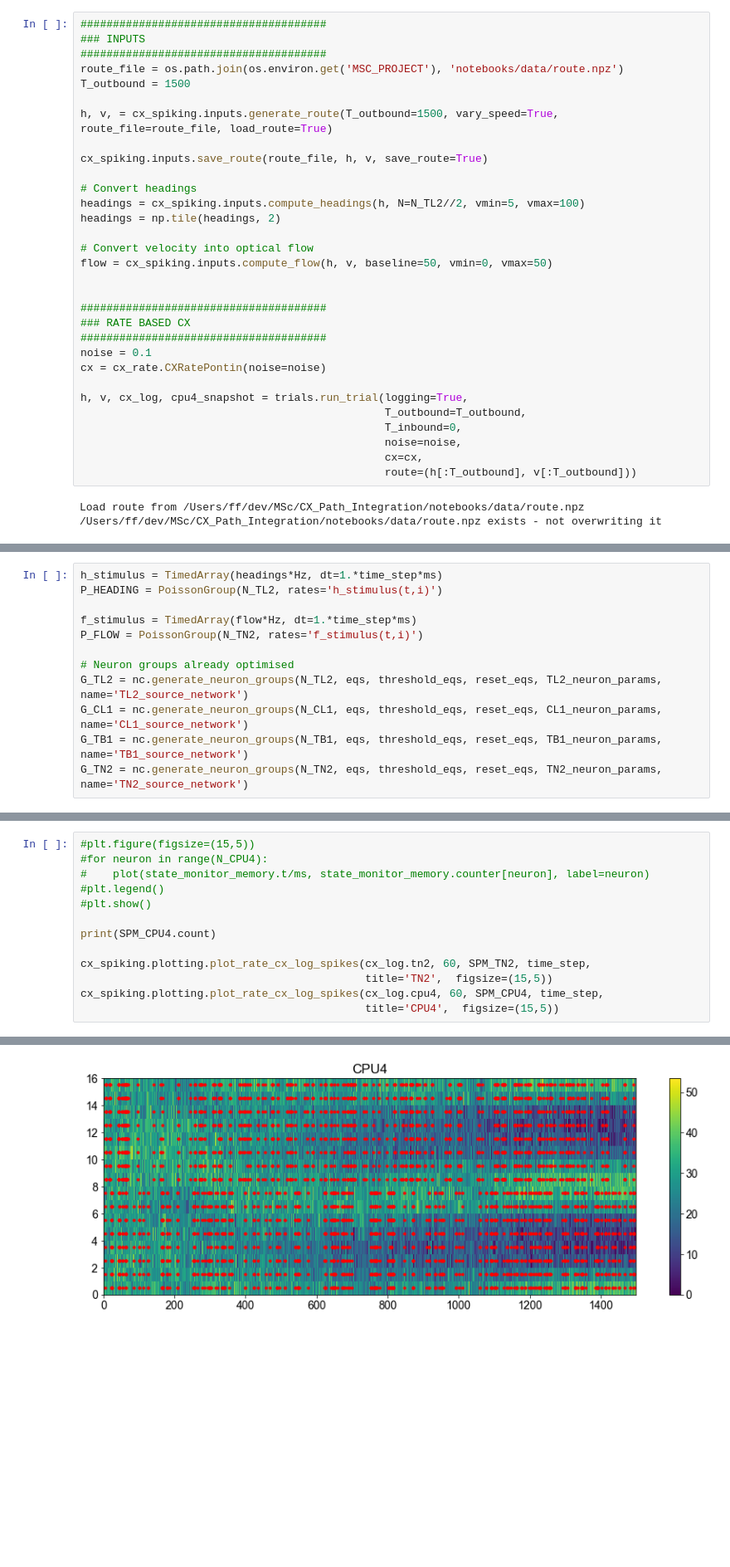
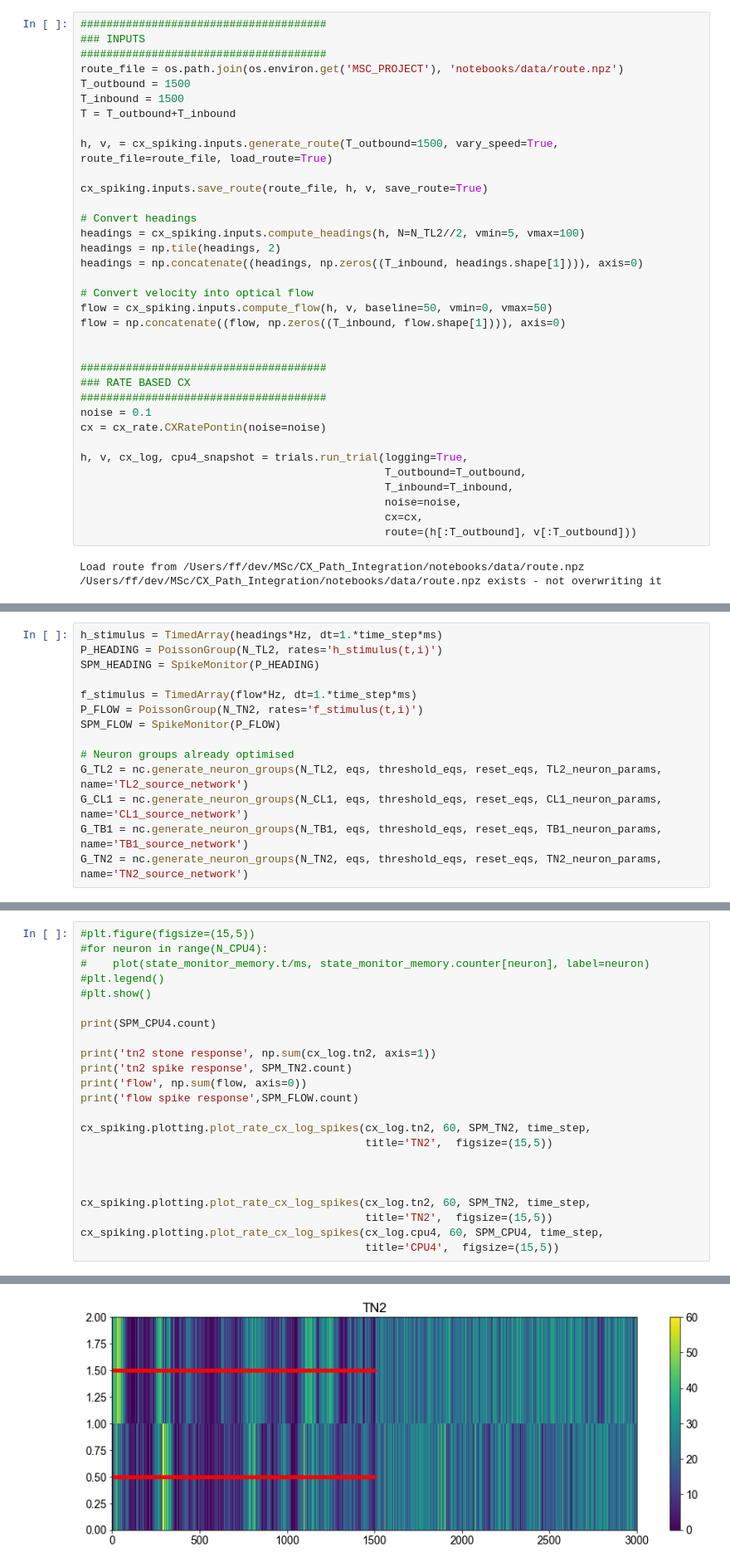
Before and after one commit to filippoferrari/CX_Path_Integration, a Jupyter notebook: notebooks/cpu4_analysis.ipynb, the cells around one changed output, grey strips where cells are left out. Shown at 83% size. Cells and saved outputs as stored; diff of their text form; blank space fills up the shorter version.

```diff
--- a/notebooks/cpu4_analysis.ipynb
+++ b/notebooks/cpu4_analysis.ipynb
@@ -30,6 +30,8 @@ import cx_spiking.optimisation.ng_optimiser as ng_optimiser
 ######################################
 route_file = os.path.join(os.environ.get('MSC_PROJECT'), 'notebooks/data/route.npz')
 T_outbound = 1500
+T_inbound = 1500
+T = T_outbound+T_inbound
 
 h, v, = cx_spiking.inputs.generate_route(T_outbound=1500, vary_speed=True, route_file=route_file, load_route=True)
 
@@ -38,9 +40,11 @@ cx_spiking.inputs.save_route(route_file, h, v, save_route=True)
 # Convert headings
 headings = cx_spiking.inputs.compute_headings(h, N=N_TL2//2, vmin=5, vmax=100)
 headings = np.tile(headings, 2)
+headings = np.concatenate((headings, np.zeros((T_inbound, headings.shape[1]))), axis=0)
 
 # Convert velocity into optical flow
 flow = cx_spiking.inputs.compute_flow(h, v, baseline=50, vmin=0, vmax=50)
+flow = np.concatenate((flow, np.zeros((T_inbound, flow.shape[1]))), axis=0)
 
 
 ######################################
@@ -51,7 +55,7 @@ cx = cx_rate.CXRatePontin(noise=noise)
 
 h, v, cx_log, cpu4_snapshot = trials.run_trial(logging=True,
                                                T_outbound=T_outbound,
-                                               T_inbound=0,
+                                               T_inbound=T_inbound,
                                                noise=noise,
                                                cx=cx,
                                                route=(h[:T_outbound], v[:T_outbound]))
@@ -68,9 +72,11 @@ time_step = 20 # ms
 # %%
 h_stimulus = TimedArray(headings*Hz, dt=1.*time_step*ms)
 P_HEADING = PoissonGroup(N_TL2, rates='h_stimulus(t,i)')
+SPM_HEADING = SpikeMonitor(P_HEADING)
 
 f_stimulus = TimedArray(flow*Hz, dt=1.*time_step*ms)
 P_FLOW = PoissonGroup(N_TN2, rates='f_stimulus(t,i)')
+SPM_FLOW = SpikeMonitor(P_FLOW)
 
 # Neuron groups already optimised
 G_TL2 = nc.generate_neuron_groups(N_TL2, eqs, threshold_eqs, reset_eqs, TL2_neuron_params, name='TL2_source_network')
@@ -226,6 +250,16 @@ print(tmp.reshape((2,-1)))
 
 print(SPM_CPU4.count)
 
+print('tn2 stone response', np.sum(cx_log.tn2, axis=1))
+print('tn2 spike response', SPM_TN2.count)
+print('flow', np.sum(flow, axis=0))
+print('flow spike response',SPM_FLOW.count)
+
+cx_spiking.plotting.plot_rate_cx_log_spikes(cx_log.tn2, 60, SPM_TN2, time_step,
+                                            title='TN2',  figsize=(15,5))
+
+
+
 cx_spiking.plotting.plot_rate_cx_log_spikes(cx_log.tn2, 60, SPM_TN2, time_step,
                                             title='TN2',  figsize=(15,5))
 cx_spiking.plotting.plot_rate_cx_log_spikes(cx_log.cpu4, 60, SPM_CPU4, time_step,
@@ -237 +275 @@ cx_spiking.plotting.plot_rate_cx_log_spikes(cx_log.cpu4, 60, SPM_CPU4, time_step
-[figure, old version]
+[figure, new version]
```
Also changed, not shown: parts of 11 cells of this notebook, 1 other file.
